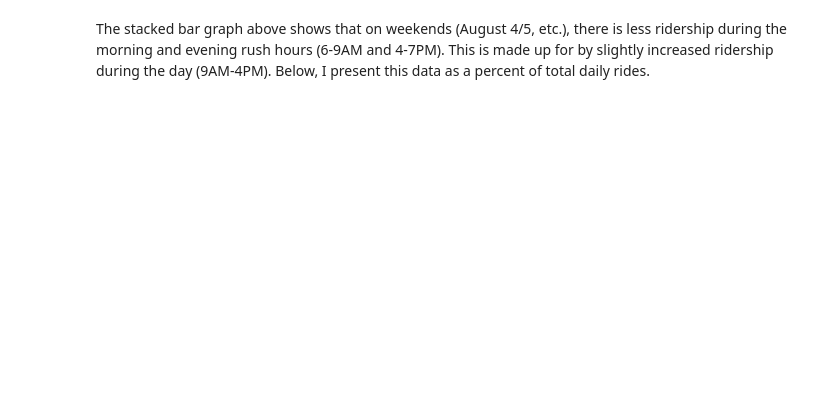
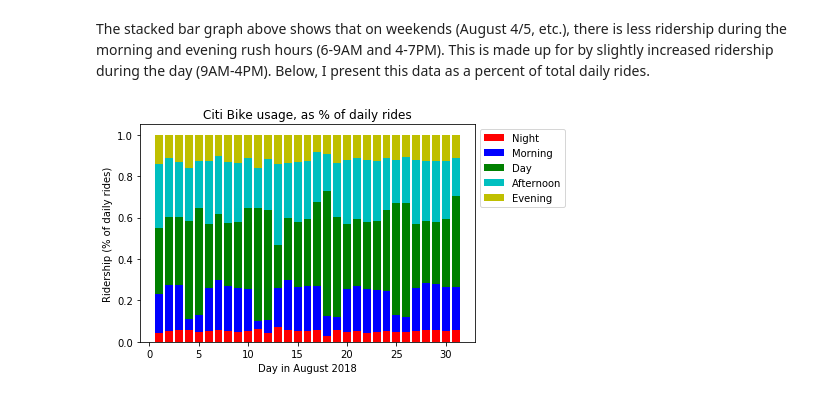
Before and after one commit to Trid3nt/NYC-Citi-Bike-and-Weather, a Jupyter notebook: NYC Weather and Citi Bike.ipynb, the cells around one changed output. Drawn from its saved outputs; the diff is of its cells as text; code cells hidden in the pictures; blank space fills up the shorter version.

```diff
--- a/NYC Weather and Citi Bike.ipynb
+++ b/NYC Weather and Citi Bike.ipynb
@@ -217,0 +103,27 @@ plt.show()
+# %%
+for j in rides_per_day:
+    total_rides = sum(j)
+    for k in range(len(j)):
+        j[k] = float(j[k])/float(total_rides)
+
+numpy_rides_per_day = np.array(rides_per_day)
+night = numpy_rides_per_day[:,0]
+morning = numpy_rides_per_day[:,1]
+day = numpy_rides_per_day[:,2]
+afternoon = numpy_rides_per_day[:,3]
+evening = numpy_rides_per_day[:,4]
+
+p_night = plt.bar(days, night, color = 'r')
+p_morning = plt.bar(days, morning, bottom=night, color='b')
+p_day = plt.bar(days, day, bottom=night+morning, color='g')
+p_afternoon = plt.bar(days, afternoon, bottom=night+morning+day, color='c')
+p_evening = plt.bar(days, evening, bottom=night+morning+day+afternoon, color='y')
+
+plt.title('Citi Bike usage, as % of daily rides')
+plt.xlabel('Day in August 2018')
+plt.ylabel('Ridership (% of daily rides)')
+plt.legend(['Night','Morning','Day','Afternoon','Evening'], bbox_to_anchor=(1, 1))
+
+plt.show()
+# %% [output]
+[figure, added]
```
Also changed, not shown: parts of 5 cells of this notebook.
